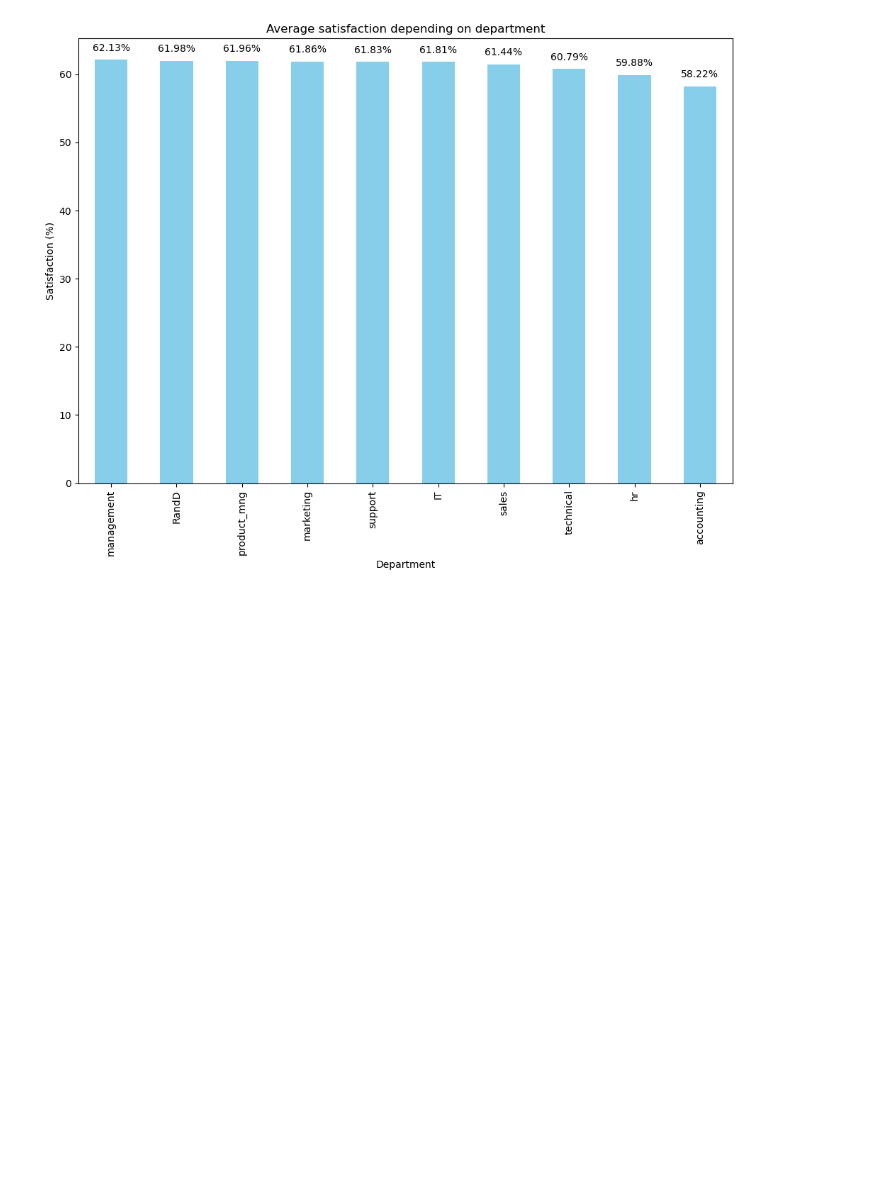
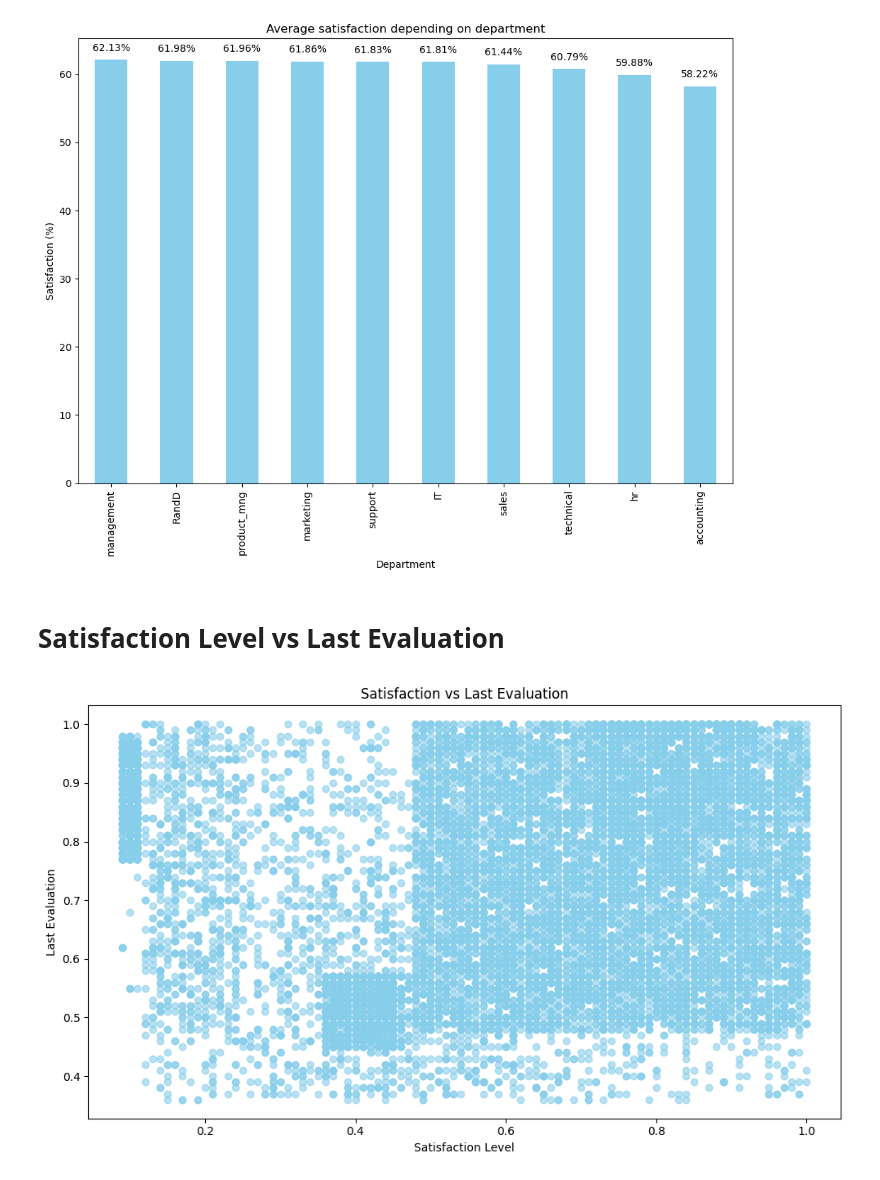
Before and after one commit to HugoManns/pythonUppgifter, a Jupyter notebook: HRDATA/arbete-hr-employeedata.ipynb, the cells around one changed output. Cells and saved outputs as stored; diff of their text form; code cells hidden in the pictures; blank space fills up the shorter version.

```diff
--- a/HRDATA/arbete-hr-employeedata.ipynb
+++ b/HRDATA/arbete-hr-employeedata.ipynb
@@ -82,3 +82,15 @@ plt.tight_layout()
 plt.show()
 # %% [output]
 [figure]
+# %% [markdown]
+# Satisfaction Level vs Last Evaluation
+# %%
+plt.figure(figsize=(10, 6))
+plt.scatter(hr_data['satisfaction_level'], hr_data['last_evaluation'], alpha=0.6, color='skyblue')
+plt.title('Satisfaction vs Last Evaluation')
+plt.xlabel('Satisfaction Level')
+plt.ylabel('Last Evaluation')
+plt.tight_layout()
+plt.show()
+# %% [output]
+[figure, added]
```
Also changed, not shown: parts of 9 cells of this notebook.
